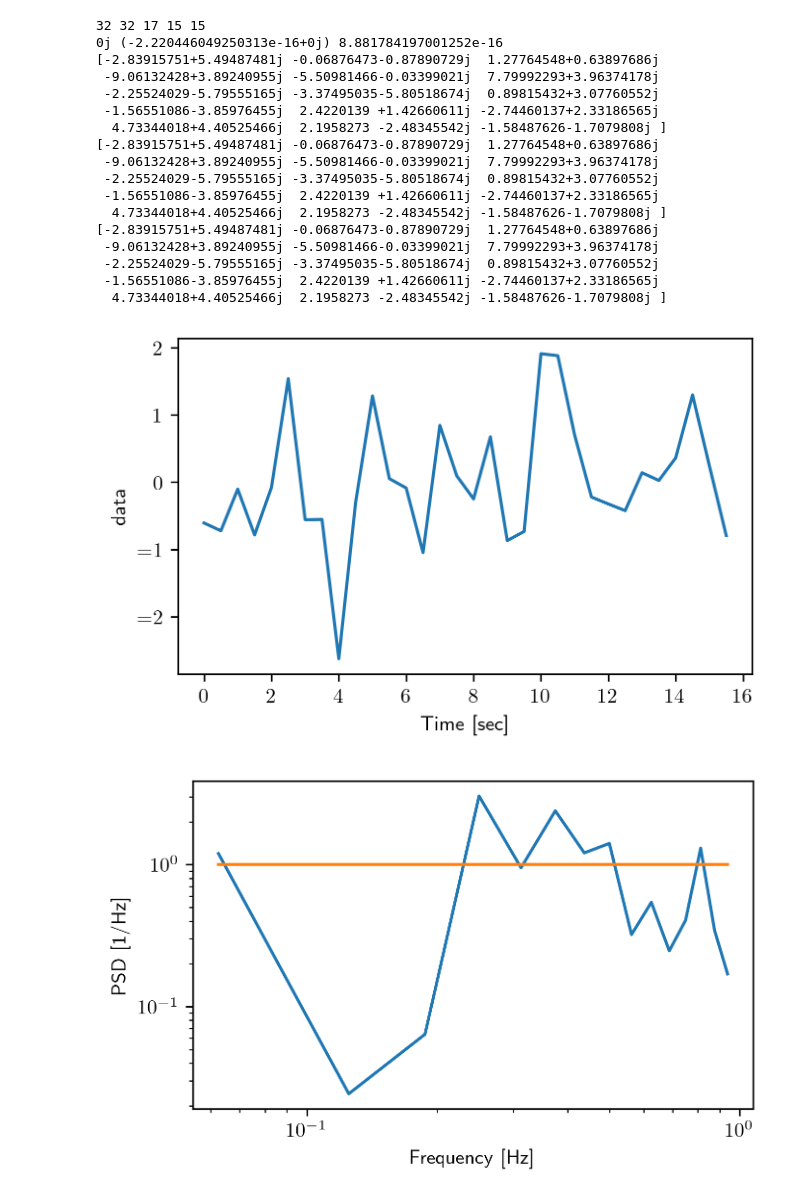
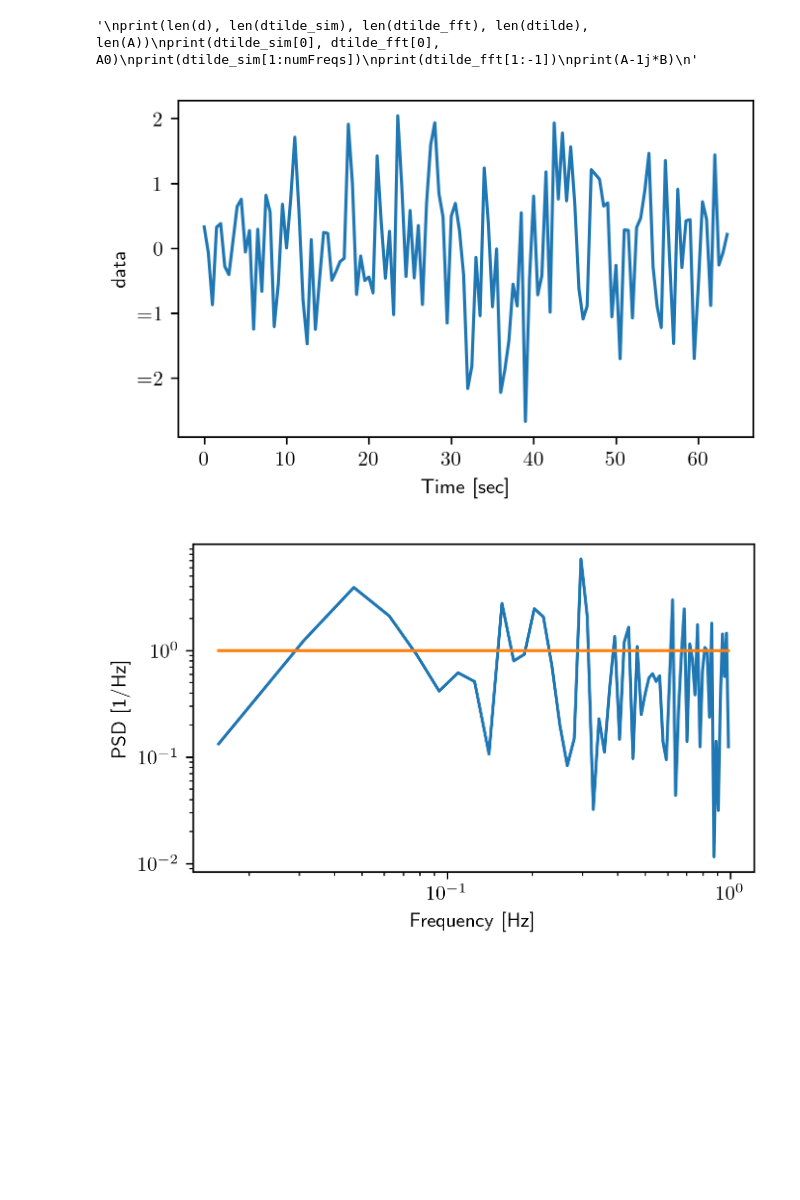
Before and after one commit to a-renzini/phase_coherent_maps, a Jupyter notebook: timeseries_toymodel/toymodel_joe.ipynb, the cells around one changed output. Drawn from its saved outputs; the diff is of its cells as text; code cells hidden in the pictures; blank space fills up the shorter version.

```diff
--- a/timeseries_toymodel/toymodel_joe.ipynb
+++ b/timeseries_toymodel/toymodel_joe.ipynb
@@ -30,9 +30,9 @@ def fourier_analyze(x):
 
     N = len(x)
 
-    # determine discrete frequencies
+    # determine positive discrete frequencies (ignore DC but include Nyquist for N even)
     if np.mod(N,2) == 0:
-        numFreqs = int(N/2-1)
+        numFreqs = int(N/2)
     else:
         numFreqs = int((N-1)/2)
 
@@ -189,7 +235,7 @@ def powerLaw(A, alpha, fref, N, deltaT, t0, seed):
 sigma = 1
 deltaT = 0.5
 t0=0
-T = 16
+T = 64
 N = int(T/deltaT)
 
 # convert to A, alpha
@@ -198,7 +244,7 @@ fref = 1 # can be anything
 A = np.sqrt(24*np.pi**2 * sigma**2 * deltaT * fref**3)
 
 # simulate data
-d, t, dtilde_sim = powerLaw(A, alpha, fref, N, deltaT, t0, 5678)
+d, t, dtilde_sim = powerLaw(A, alpha, fref, N, deltaT, t0, 1234)
 
 # time-series
 plt.figure()
@@ -209,52 +255,38 @@ plt.savefig('simulated_data_white_time.pdf', bbox_inches='tight', dpi=400)
 
 # power spectrum
 deltaF = 1/T
 numFreqs = int(N/2)
 freqs = deltaF*np.arange(1,numFreqs,1)
 
 # plot estimated PSD and reference PSD
 dtilde_fft = np.fft.rfft(d)
 dtilde = dtilde_fft*deltaT
 dtilde = dtilde[1:-1]
 psd_est = (2/T)*np.abs(dtilde)**2
 psd_ref = 2*sigma**2 * deltaT * np.ones(len(dtilde))
 
 plt.figure()
 plt.loglog(freqs, psd_est, label='simulated data')
 plt.loglog(freqs, psd_ref, label='reference')
 plt.xlabel('Frequency [Hz]')
 plt.ylabel('PSD [1/Hz]')
 #plt.legend()
 plt.savefig('simulated_data_white_freq.pdf', bbox_inches='tight', dpi=400)
 
 # compare fourier coefficients obtained in different ways
 A0, A, B = fourier_analyze(d)
 
+'''
 print(len(d), len(dtilde_sim), len(dtilde_fft), len(dtilde), len(A))
 print(dtilde_sim[0], dtilde_fft[0], A0)
 print(dtilde_sim[1:numFreqs])
 print(dtilde_fft[1:-1])
 print(A-1j*B)
+'''
 # %% [output]
-32 32 17 15 15
-0j (-2.220446049250313e-16+0j) 8.881784197001252e-16
-[-2.83915751+5.49487481j -0.06876473-0.87890729j  1.27764548+0.63897686j
- -9.06132428+3.89240955j -5.50981466-0.03399021j  7.79992293+3.96374178j
- -2.25524029-5.79555165j -3.37495035-5.80518674j  0.89815432+3.07760552j
- -1.56551086-3.85976455j  2.4220139 +1.42660611j -2.74460137+2.33186565j
-  4.73344018+4.40525466j  2.1958273 -2.48345542j -1.58487626-1.7079808j ]
-[-2.83915751+5.49487481j -0.06876473-0.87890729j  1.27764548+0.63897686j
- -9.06132428+3.89240955j -5.50981466-0.03399021j  7.79992293+3.96374178j
- -2.25524029-5.79555165j -3.37495035-5.80518674j  0.89815432+3.07760552j
- -1.56551086-3.85976455j  2.4220139 +1.42660611j -2.74460137+2.33186565j
-  4.73344018+4.40525466j  2.1958273 -2.48345542j -1.58487626-1.7079808j ]
-[-2.83915751+5.49487481j -0.06876473-0.87890729j  1.27764548+0.63897686j
- -9.06132428+3.89240955j -5.50981466-0.03399021j  7.79992293+3.96374178j
- -2.25524029-5.79555165j -3.37495035-5.80518674j  0.89815432+3.07760552j
- -1.56551086-3.85976455j  2.4220139 +1.42660611j -2.74460137+2.33186565j
-  4.73344018+4.40525466j  2.1958273 -2.48345542j -1.58487626-1.7079808j ]
+'\nprint(len(d), len(dtilde_sim), len(dtilde_fft), len(dtilde), len(A))\nprint(dtilde_sim[0], dtilde_fft[0], A0)\nprint(dtilde_sim[1:numFreqs])\nprint(dtilde_fft[1:-1])\nprint(A-1j*B)\n'
-[figure, old version]
+[figure, new version]
-[figure, old version]
+[figure, new version]
 # %%
 # test fourier_simulate / analyze routines
 
```
Also changed, not shown: parts of 6 cells of this notebook.
